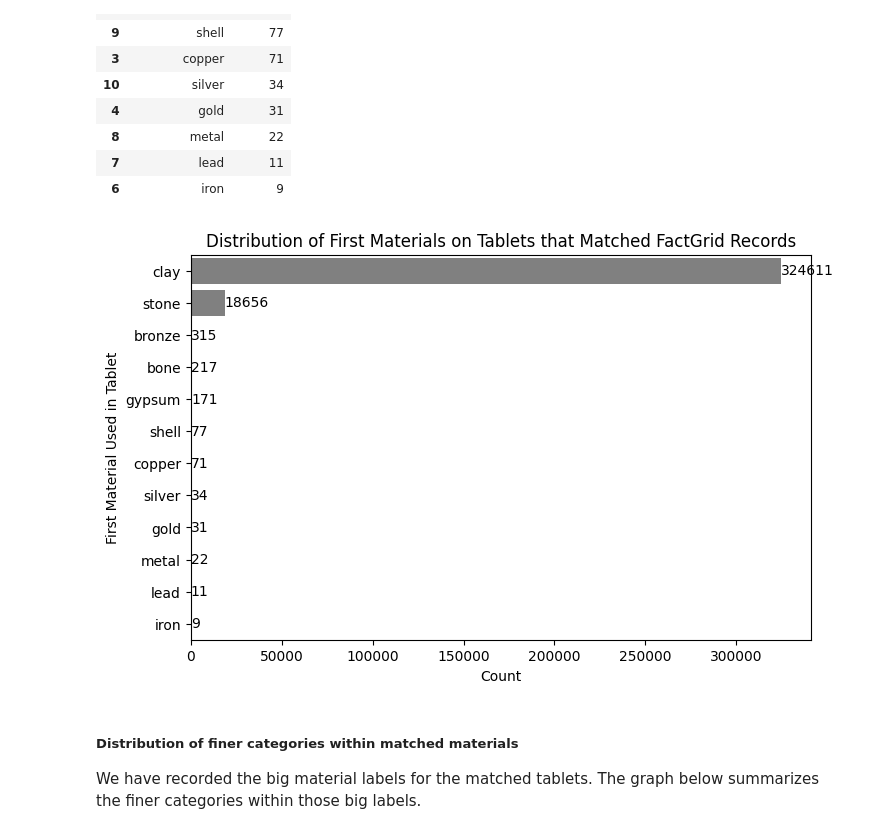
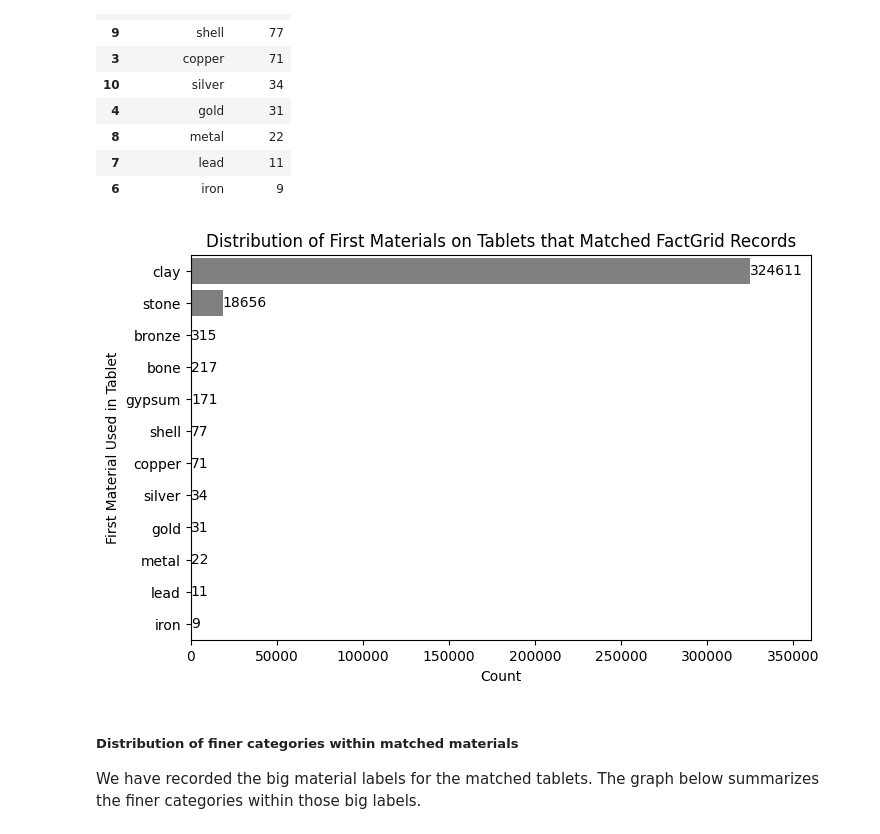
Before and after one commit to ancient-world-citation-analysis/CDLI2LoD, a Jupyter notebook: cdli_cat.ipynb, the cells around one changed output. Drawn from its saved outputs; the diff is of its cells as text; code cells hidden in the pictures.

```diff
--- a/cdli_cat.ipynb
+++ b/cdli_cat.ipynb
@@ -328,7 +328,7 @@ for index in range(len(language_df['language'])):
 
   # check for uncertainty
   if '?' in first_l:
-    P155_lang += ['P155']
+    P155_lang += ['Q22757']
     first_l = first_l.replace('?', '')
   else:
     P155_lang += ['']
@@ -786,7 +790,7 @@ for index in range(len(mat_df['material'])):
 
   # check for uncertainty
   if '?' in first_m:
-    P155_mat += ['P155']
+    P155_mat += ['Q22757']
     first_m = first_m.replace('?', '')
   else:
     P155_mat += ['']
@@ -980,13 +984,14 @@ first_m_df
 # %%
 plt.figure(figsize = (8, 5))
 ax = sns.barplot(data = first_m_df, y = 'first_material', x = 'count',
                  color = 'grey')
 ax.bar_label(ax.containers[0], fmt = '%g')
+plt.xlim((0, 360000))
 plt.xlabel('Count')
 plt.ylabel('First Material Used in Tablet')
 plt.title('Distribution of First Materials on Tablets that Matched FactGrid Records');
 # %% [output]
-[figure, old version]
+[figure, new version]
 # %% [markdown]
 ##### Distribution of finer categories within matched materials
 
```
Also changed, not shown: parts of 52 cells of this notebook.
